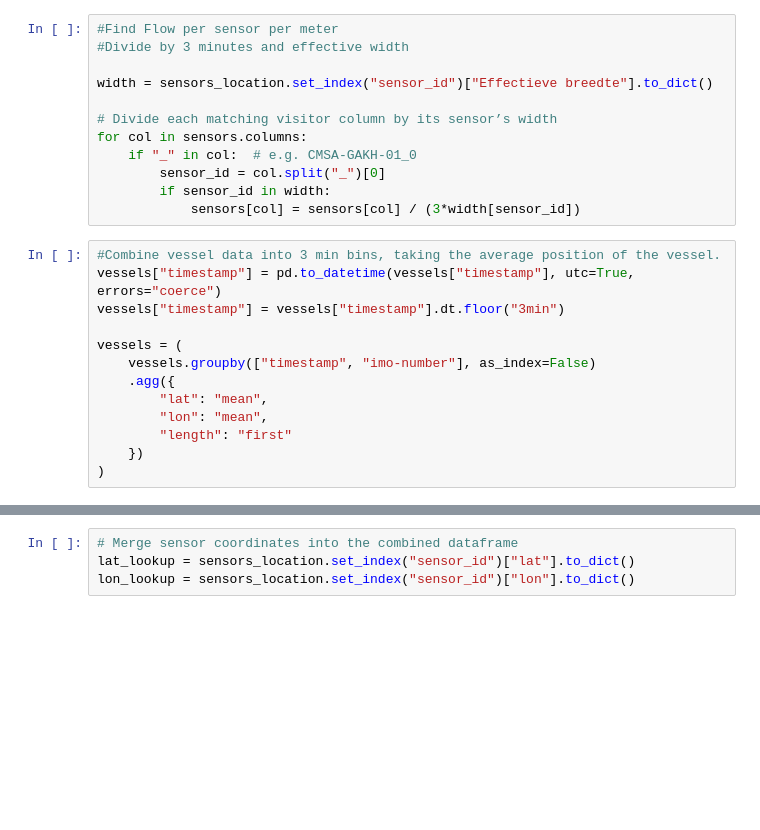
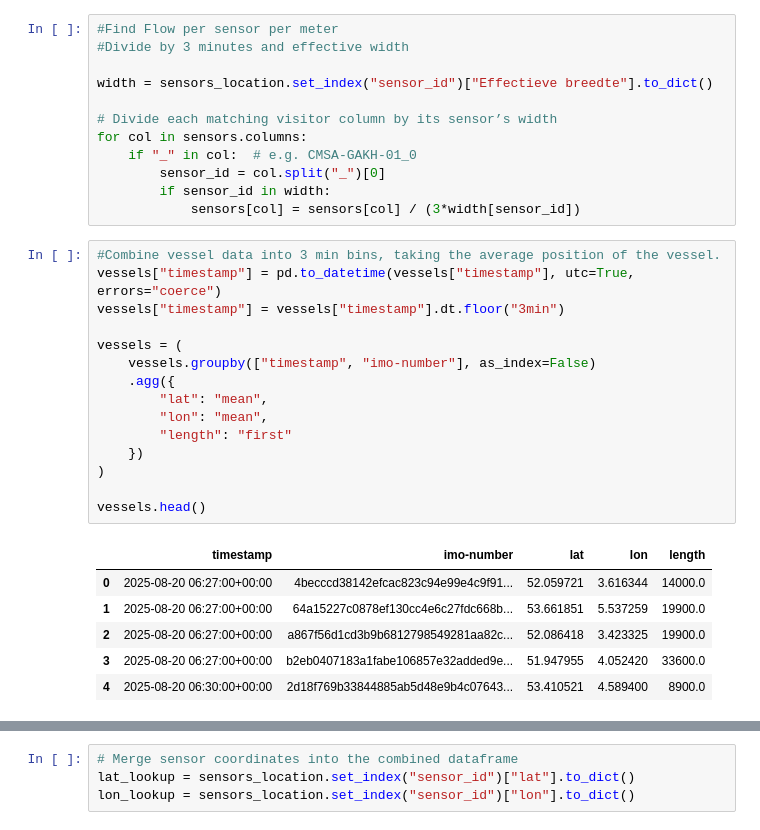
Before and after one commit to Wtoutenhoofd/TIL6022-group-project, a Jupyter notebook: machinelearning.ipynb, the cells around one changed output, grey strips where cells are left out. Saved outputs shown, nothing was run; the diff lists cells and outputs as text; blank space fills up the shorter version.

```diff
--- a/machinelearning.ipynb
+++ b/machinelearning.ipynb
@@ -69,16 +88,25 @@ for col in sensors.columns:
 # %%
 #Combine vessel data into 3 min bins, taking the average position of the vessel.
 vessels["timestamp"] = pd.to_datetime(vessels["timestamp"], utc=True, errors="coerce")
 vessels["timestamp"] = vessels["timestamp"].dt.floor("3min")
 
 vessels = (
     vessels.groupby(["timestamp", "imo-number"], as_index=False)
     .agg({
         "lat": "mean",
         "lon": "mean",
         "length": "first"
     })
 )
+
+vessels.head()
+# %% [output]
+|  | timestamp | imo-number | lat | lon | length |
+| 0 | 2025-08-20 06:27:00+00:00 | 4becccd38142efcac823c94e99e4c9f91... | 52.059721 | 3.616344 | 14000.0 |
+| 1 | 2025-08-20 06:27:00+00:00 | 64a15227c0878ef130cc4e6c27fdc668b... | 53.661851 | 5.537259 | 19900.0 |
+| 2 | 2025-08-20 06:27:00+00:00 | a867f56d1cd3b9b6812798549281aa82c... | 52.086418 | 3.423325 | 19900.0 |
+| 3 | 2025-08-20 06:27:00+00:00 | b2eb0407183a1fabe106857e32added9e... | 51.947955 | 4.052420 | 33600.0 |
+| 4 | 2025-08-20 06:30:00+00:00 | 2d18f769b33844885ab5d48e9b4c07643... | 53.410521 | 4.589400 | 8900.0 |
 # %%
 #Combining vessel and sensor data.
 vessels["timestamp"] = pd.to_datetime(vessels["timestamp"], utc=True)
```
Also changed, not shown: parts of 7 cells of this notebook, 1 other file.
